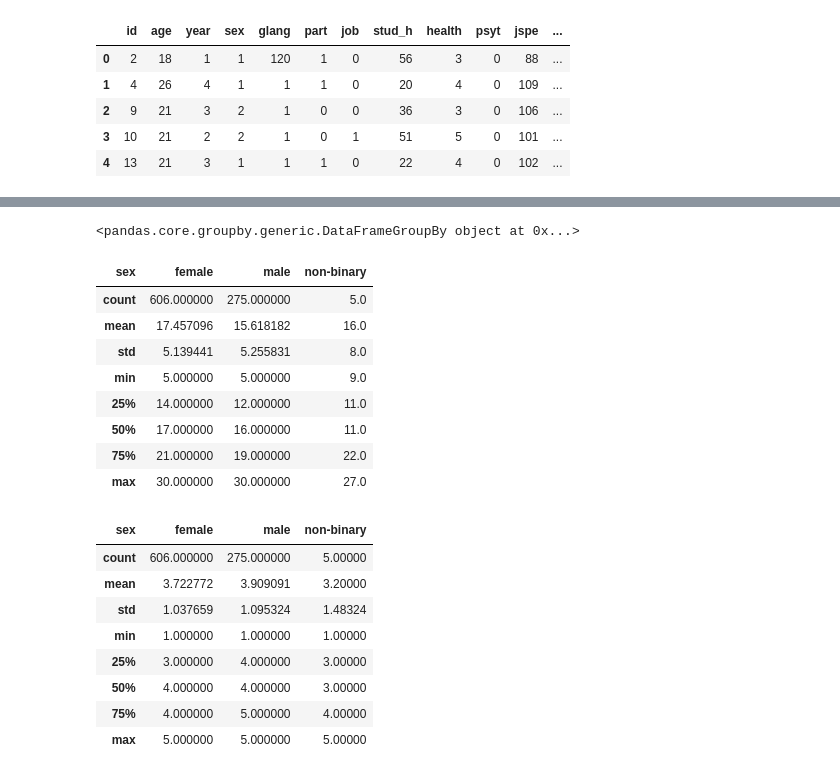
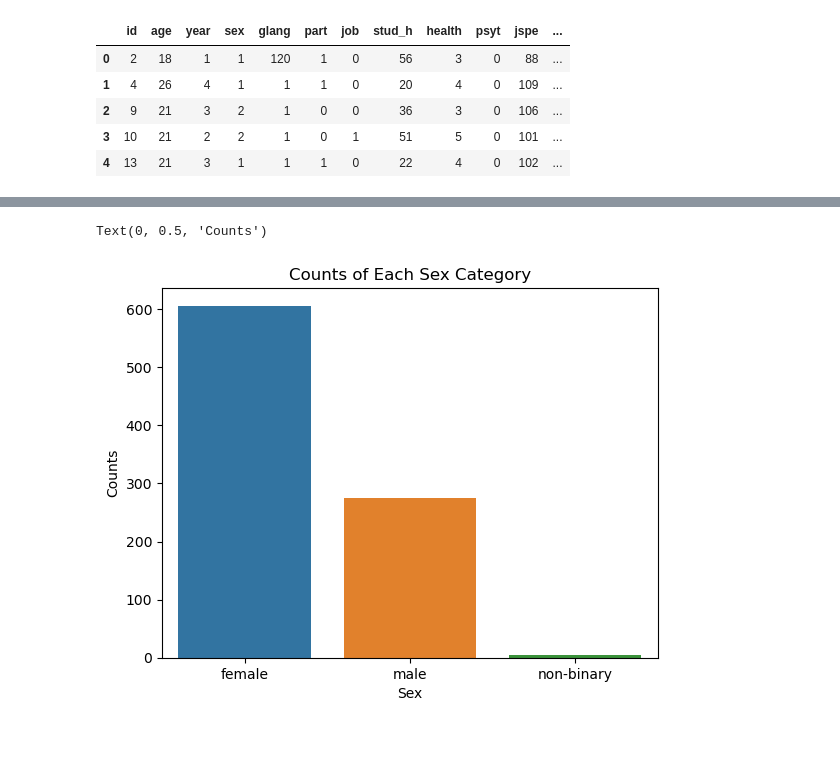
Before and after one commit to LethalDriver/Time-Series-Analysis-Lab, a Jupyter notebook: ExploratoryAnalysisMentalHealth.ipynb, the cells around one changed output, grey strips where cells are left out. Cells and saved outputs as stored; diff of their text form; code cells hidden in the pictures; blank space fills up the shorter version.

Commit message:
Exploratory data analysis completed

```diff
--- a/ExploratoryAnalysisMentalHealth.ipynb
+++ b/ExploratoryAnalysisMentalHealth.ipynb
@@ -26,31 +45,13 @@ df.describe()
 # %%
 replace_values = {1: 'male', 2: 'female', 3: 'non-binary'}
 df['sex'] = df['sex'].replace(replace_values)
 
-grouped = df.groupby(df['sex'])
+sex_counts = df['sex'].value_counts()
+
+sns.barplot(x=sex_counts.index, y=sex_counts.values)
+plt.title('Counts of Each Sex Category')
+plt.xlabel('Sex')
+plt.ylabel('Counts')
 # %% [output]
-<pandas.core.groupby.generic.DataFrameGroupBy object at 0x...>
+Text(0, 0.5, 'Counts')
+[figure, added]
-# %%
-grouped['mbi_ex'].describe().transpose()
-# %% [output]
-| sex | female | male | non-binary |
-| count | 606.000000 | 275.000000 | 5.0 |
-| mean | 17.457096 | 15.618182 | 16.0 |
-| std | 5.139441 | 5.255831 | 8.0 |
-| min | 5.000000 | 5.000000 | 9.0 |
-| 25% | 14.000000 | 12.000000 | 11.0 |
-| 50% | 17.000000 | 16.000000 | 11.0 |
-| 75% | 21.000000 | 19.000000 | 22.0 |
-| max | 30.000000 | 30.000000 | 27.0 |
-# %%
-grouped['health'].describe().transpose()
-# %% [output]
-| sex | female | male | non-binary |
-| count | 606.000000 | 275.000000 | 5.00000 |
-| mean | 3.722772 | 3.909091 | 3.20000 |
-| std | 1.037659 | 1.095324 | 1.48324 |
-| min | 1.000000 | 1.000000 | 1.00000 |
-| 25% | 3.000000 | 4.000000 | 3.00000 |
-| 50% | 4.000000 | 4.000000 | 3.00000 |
-| 75% | 4.000000 | 5.000000 | 4.00000 |
-| max | 5.000000 | 5.000000 | 5.00000 |
```
Also changed, not shown: parts of 9 cells of this notebook.
